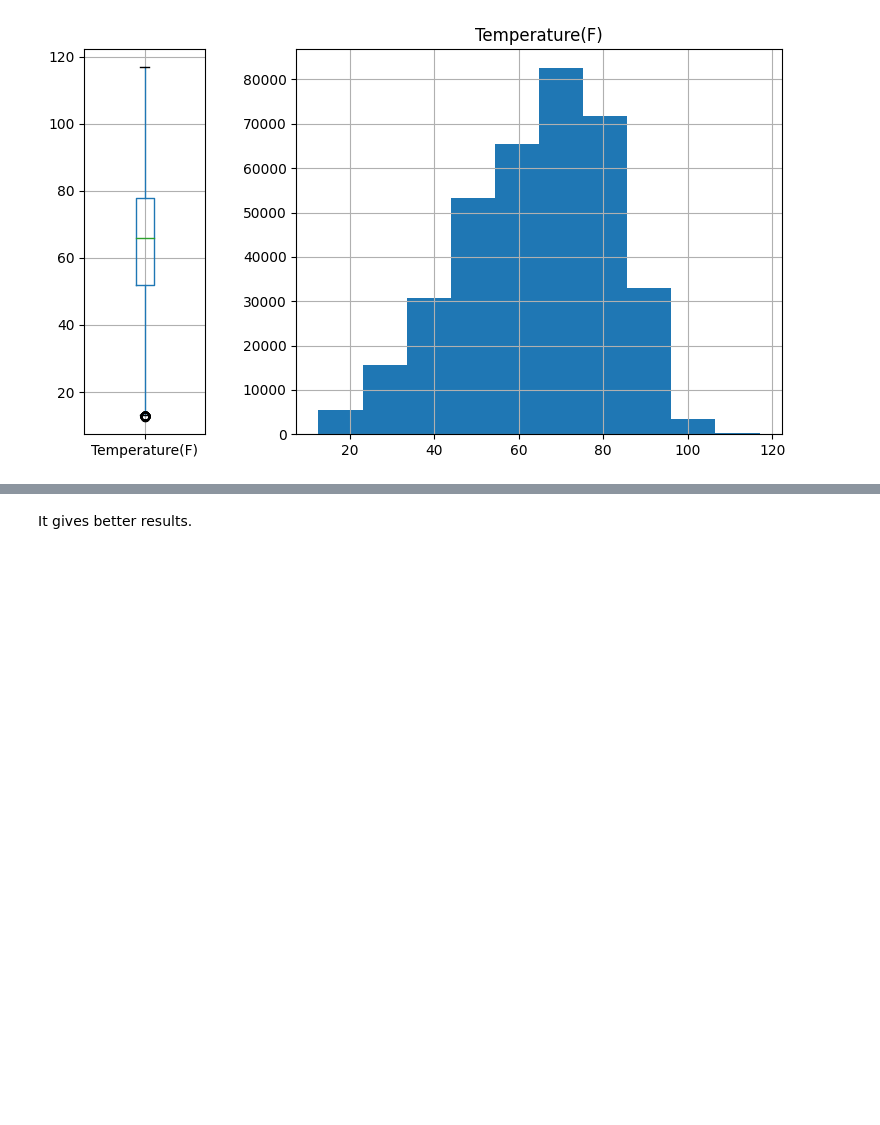
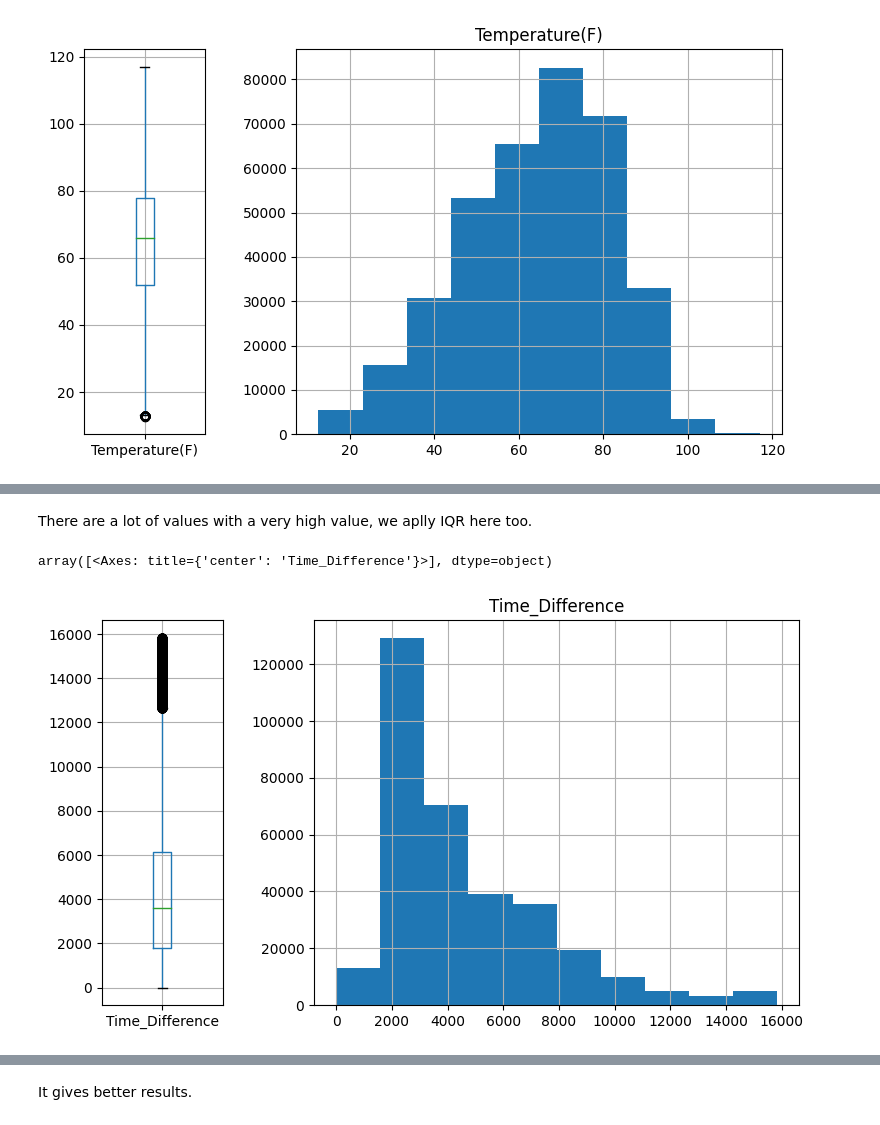
Before and after one commit to pol-resina/US-Accidents, a Jupyter notebook: notebooks/preprocessing.ipynb, the cells around one changed output, grey strips where cells are left out. Cells and saved outputs as stored; diff of their text form; code cells hidden in the pictures; blank space fills up the shorter version.

```diff
--- a/notebooks/preprocessing.ipynb
+++ b/notebooks/preprocessing.ipynb
@@ -457,0 +467,16 @@ array([<Axes: title={'center': 'Temperature(F)'}>], dtype=object)
+# %% [markdown]
+There are a lot of values with a very high value, we aplly IQR here too.
+# %%
+Q1 = data['Time_Difference'].quantile(0.25)
+Q3 = data['Time_Difference'].quantile(0.75)
+IQR = Q3 - Q1
+
+small_out = data['Time_Difference'] < (Q1 - 1.5 * IQR)
+big_out = data['Time_Difference'] > (Q3 + 1.5 * IQR)
+
+fig, axes = plt.subplots(1,2,gridspec_kw={'width_ratios': [1, 4]}, figsize=(9, 5))
+data[~(small_out | big_out)].boxplot(column='Time_Difference',ax=axes[0])
+data[~(small_out | big_out)].hist(column='Time_Difference',ax=axes[1])
+# %% [output]
+array([<Axes: title={'center': 'Time_Difference'}>], dtype=object)
+[figure, added]
```
Also changed, not shown: parts of 9 cells of this notebook.
